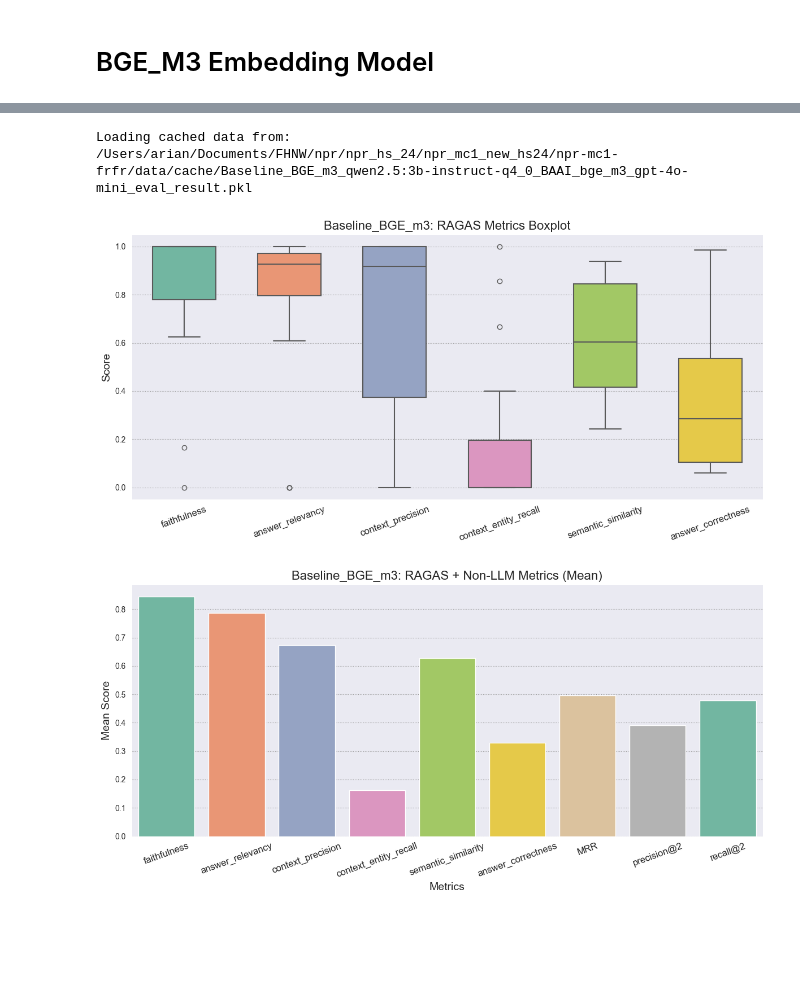
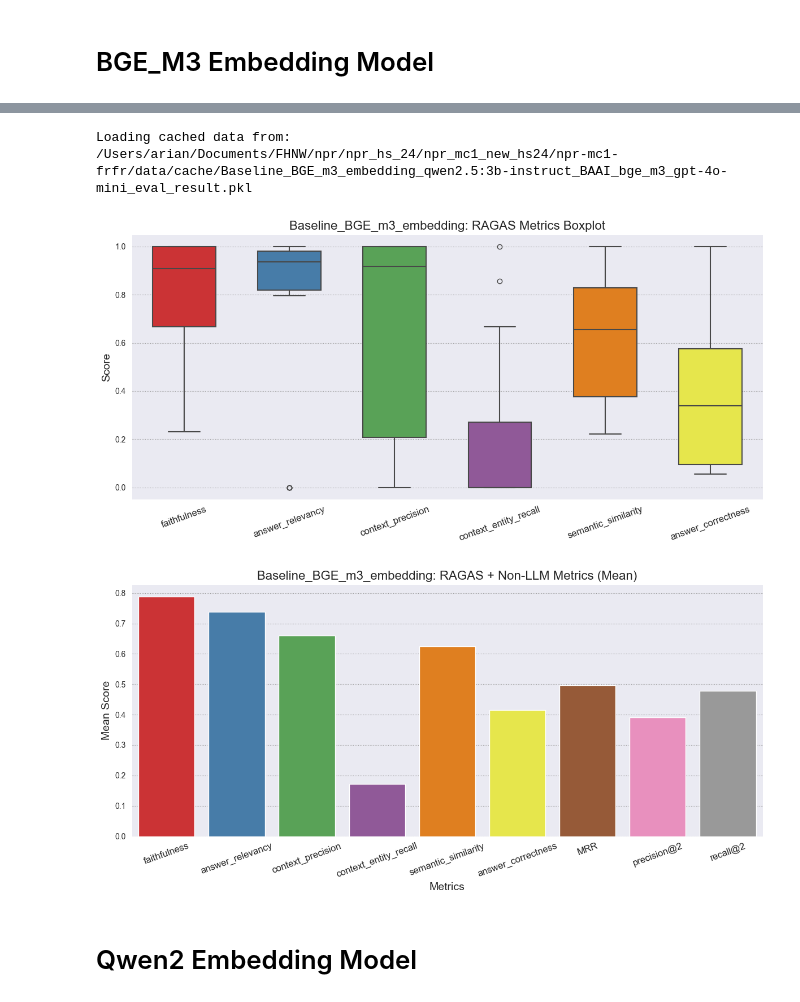
Before and after one commit to somehowchris/npr-mc1-frfr, a Jupyter notebook: notebooks/Experiment_embedding_model.ipynb, the cells around one changed output, grey strips where cells are left out. Saved outputs shown, nothing was run; the diff lists cells and outputs as text; code cells hidden in the pictures; blank space fills up the shorter version.

```diff
--- a/notebooks/Experiment_embedding_model.ipynb
+++ b/notebooks/Experiment_embedding_model.ipynb
@@ -48,19 +48,13 @@ from dotenv import load_dotenv
 
 load_dotenv()
 
-qwen2_5_3B = 'qwen2.5:3b-instruct-q4_0'
-qwen2_5_7B = 'qwen2.5:7b-instruct-q4_0'
-qwen2_5_14B = 'qwen2.5:14b-instruct-q4_0'
-qwen2_5_32B = 'qwen2.5:32b-instruct-q4_0'
-llama_3_2_3B = 'llama3.2:3b-instruct-q4_0'
-mistral_7b = 'mistral:7b-instruct-v0.3-q4_0'
-gemma_7b = 'gemma:7b-instruct-q4_0'
+qwen2_5_3B = 'qwen2.5:3b-instruct'
 
 basic_retriever = bge_m3_vectordb.as_retriever()
 local_llm_model = OllamaLLM(model=qwen2_5_3B)
 
 # Initialize the class
-openai_llm_model = ChatOpenAI(model="gpt-4o-mini")
+openai_llm_model = ChatOpenAI(model="gpt-4o-mini", temperature=0.3)
 # %%
 from langchain import hub
 from langchain_core.output_parsers import StrOutputParser
@@ -96,8 +90,8 @@ result['context']
 # %%
 from src.config import CLEAN_FILE_PATH, EVAL_FILE_PATH
 
-evaluator = RAGEvaluation(
-    name="Baseline_BGE_m3",
+baseline_evaluation = RAGEvaluation(
+    name="Baseline_BGE_m3_embedding",
     rag_chain=basic_rag_chain,
     llm_model=openai_llm_model,
     local_llm=local_llm_model.model,
@@ -108,6 +102,6 @@ clean_file_path=str(CLEAN_FILE_PATH)
 eval_file_path=str(EVAL_FILE_PATH)
 
 # Perform evaluation
-results = evaluator.evaluate(clean_file_path, eval_file_path, bge_m3_vectordb)
+result_baseline = baseline_evaluation.evaluate(clean_file_path, eval_file_path, bge_m3_vectordb)
 # %% [output]
-Loading cached data from: /Users/arian/Documents/FHNW/npr/npr_hs_24/npr_mc1_new_hs24/npr-mc1-frfr/data/cache/Baseline_BGE_m3_qwen2.5:3b-instruct-q4_0_BAAI_bge_m3_gpt-4o-mini_eval_result.pkl
+Loading cached data from: /Users/arian/Documents/FHNW/npr/npr_hs_24/npr_mc1_new_hs24/npr-mc1-frfr/data/cache/Baseline_BGE_m3_embedding_qwen2.5:3b-instruct_BAAI_bge_m3_gpt-4o-mini_eval_result.pkl
@@ -114,5 +110,7 @@ Loading cached data from: /Users/arian/Documents/FHNW/npr/npr_hs_24/npr_mc1_new_
 # %%
-evaluator.plot_results_all(results, results)
+baseline_evaluation.plot_results_all(result_baseline)
 # %% [output]
-[figure, old version]
+[figure, new version]
-[figure, old version]
+[figure, new version]
+# %% [markdown]
+# Qwen2 Embedding Model
```
Also changed, not shown: parts of 17 cells of this notebook, 4 other files.
